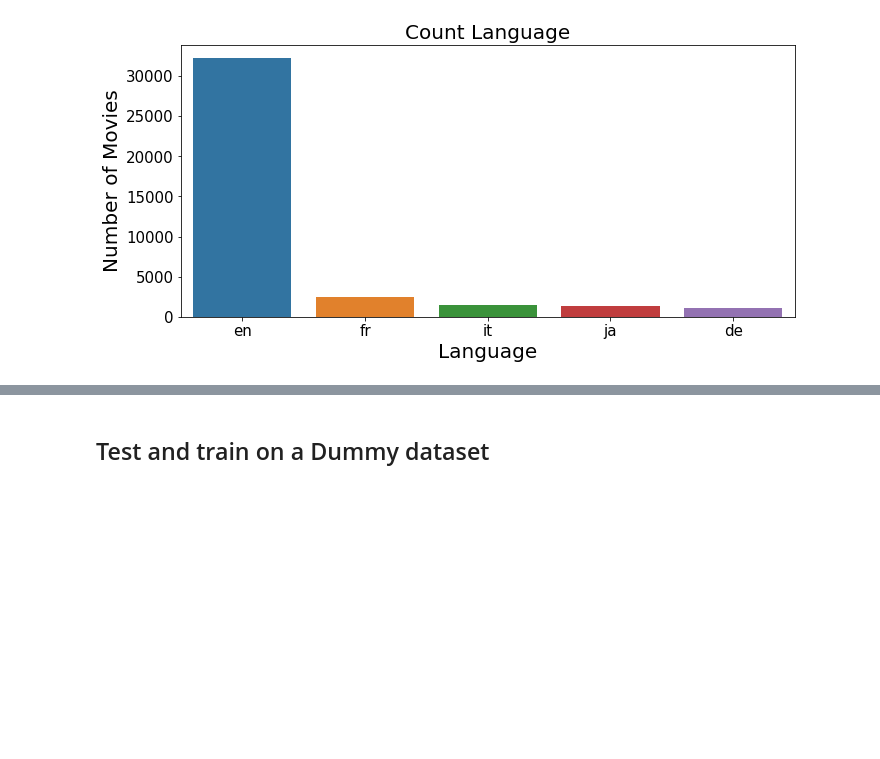
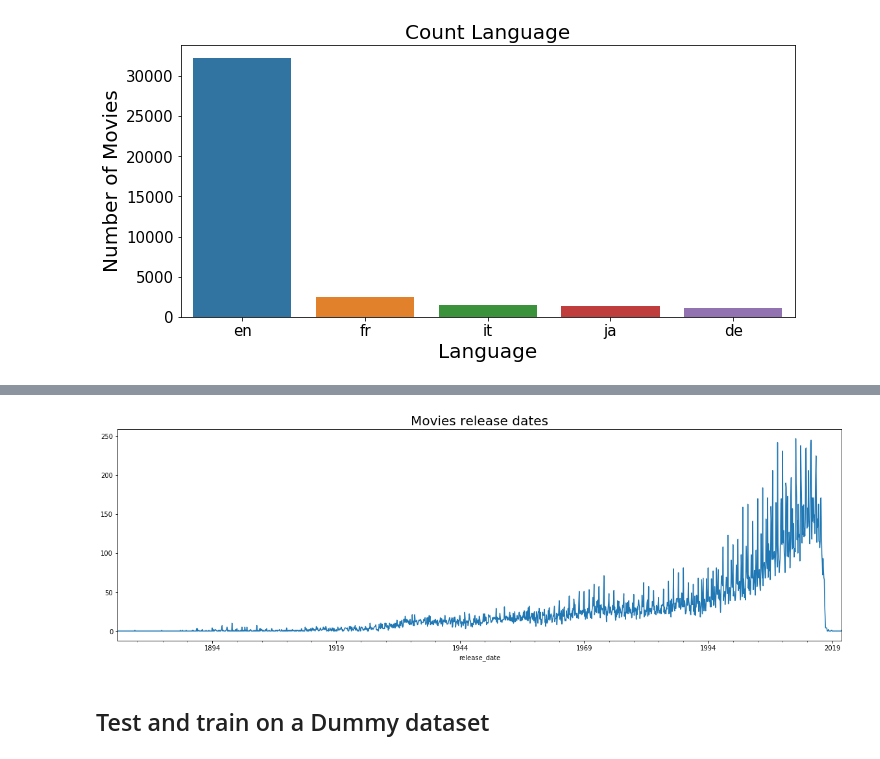
Before and after one commit to carlosgeovany/MachineLearning, a Jupyter notebook: RecommenderSystem.ipynb, the cells around one changed output, grey strips where cells are left out. Cells and saved outputs as stored; diff of their text form; code cells hidden in the pictures; blank space fills up the shorter version.

Commit message:
add movies time series

```diff
--- a/RecommenderSystem.ipynb
+++ b/RecommenderSystem.ipynb
@@ -222,0 +227,6 @@ plt.show()
+# %%
+## Counter for movies date
+movies_data['count'] = 1
+# %%
+## Transform column to date type
+movies_data['release_date'] =  pd.to_datetime(movies_data['release_date'], format='%Y-%m-%d')
@@ -223,3 +237,17 @@ plt.show()
+# %%
+## Group by date and count movies
+daily_frame = movies_data.groupby('release_date')['count'].sum().reset_index()
+daily_frame = daily_frame.set_index('release_date')
+daily_frame.index = pd.to_datetime(daily_frame.index)
+# %%
+## Sum the counts of movies by year
+y = daily_frame['count'].resample('MS').sum()
+# %%
+y.plot(figsize=(20, 6))
+plt.title("Movies release dates", fontsize = 20)
+plt.show()
+# %% [output]
+[figure, added]
 # %% [markdown]
 ## Test and train on a Dummy dataset
 # %%
```
Also changed, not shown: parts of 5 cells of this notebook, 1 other file.
